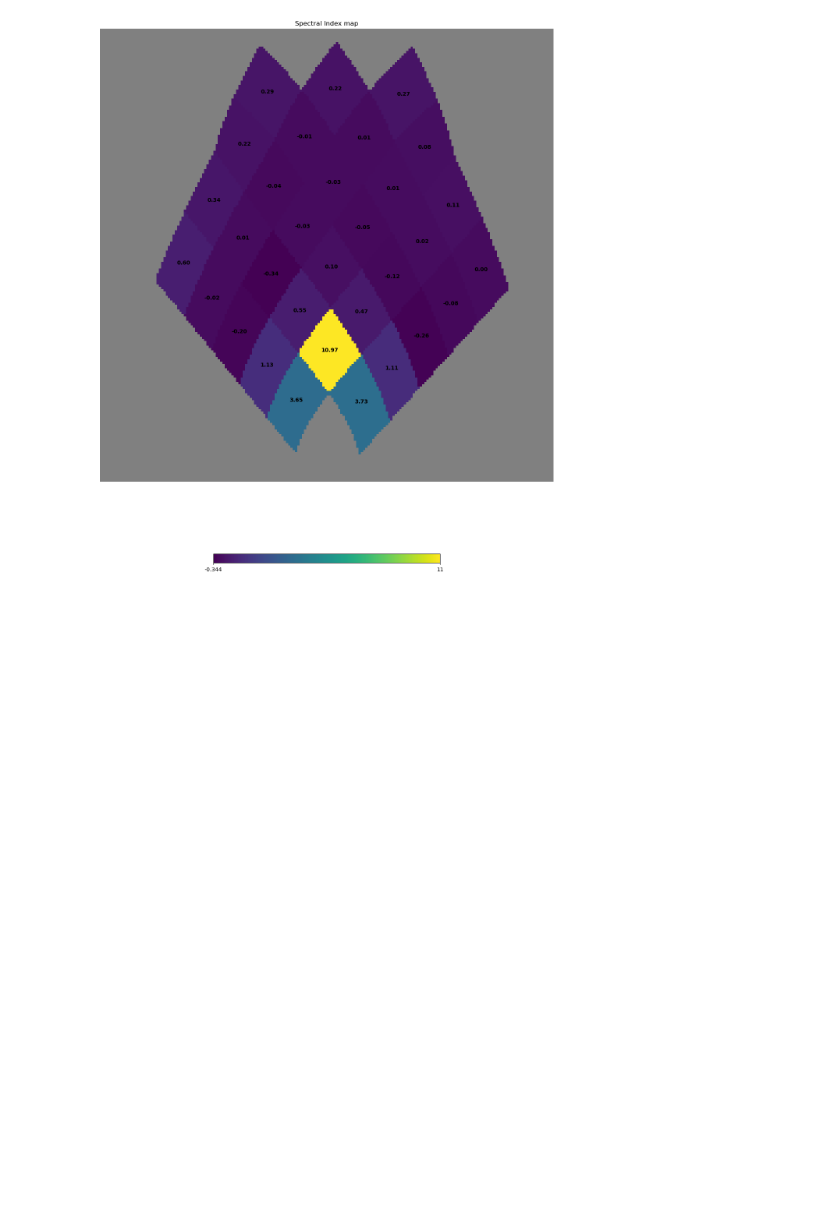
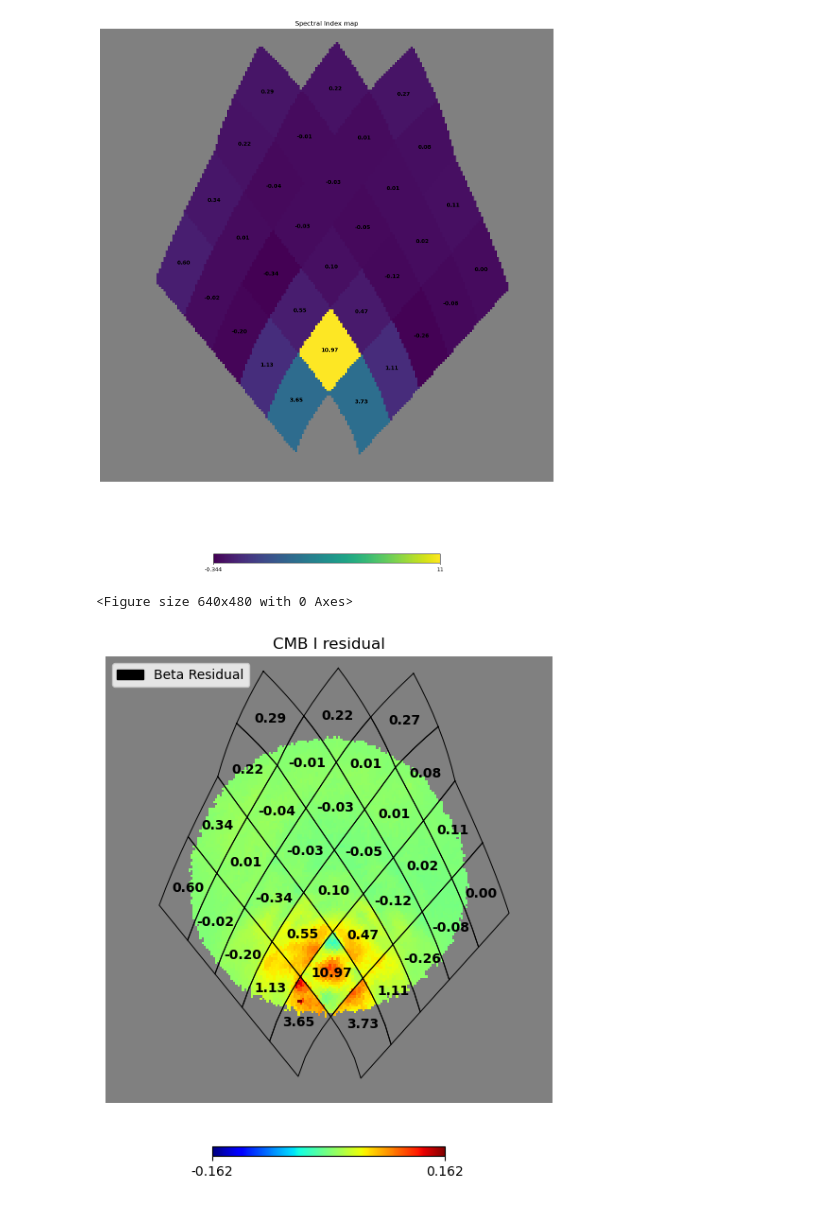
Before and after one commit to qubicsoft/qubic, a Jupyter notebook: qubic/scripts/MapMaking/src/CMM/test_d1.ipynb, the cells around one changed output. Cells and saved outputs as stored; diff of their text form; code cells hidden in the pictures; blank space fills up the shorter version.

Commit message:
update plotting functions

```diff
--- a/qubic/scripts/MapMaking/src/CMM/test_d1.ipynb
+++ b/qubic/scripts/MapMaking/src/CMM/test_d1.ipynb
@@ -330,13 +350,23 @@ plt.show()
 # %%
 # Print beta over residual maps
 plt.figure()
-hp.gnomview((comp_maps_res[icomp, :, istk]), rot=center,
+
+icomp, istk = 0, 0
+
+res = comp_maps_res[icomp, :, istk].copy()
+max = np.max([np.abs(np.min(res[seenpix])), np.max(res[seenpix])])
+res[~seenpix] = hp.UNSEEN
+hp.gnomview(res, rot=center,
                         reso=20,
                         notext=True,
                         title=f"{name_comp[icomp]} {STOKES[istk]} residual",
-                        cmap="jet",)
+                        cmap="jet",
+                        min = -max,
+                        max=max)
 
 annotate_pixels(lon, lat, labels, fontsize=10)
-plot_healpix_contour(nside, seenpix)
-plot_healpix_contour(nside, pix, step=4, linewidth=0.7)
+plot_healpix_contour(nside, pix, step=4, linewidth=0.7, label="Beta Residual")
 plt.show()
+# %% [output]
+<Figure size 640x480 with 0 Axes>
+[figure, added]
```
Also changed, not shown: parts of 2 cells of this notebook.
